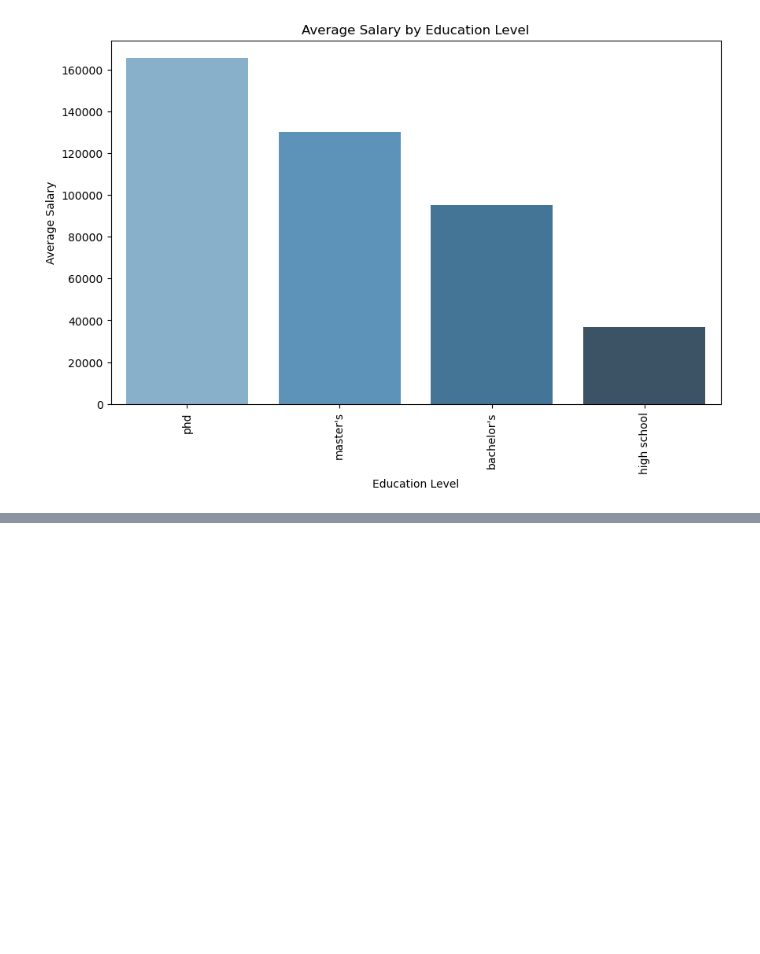
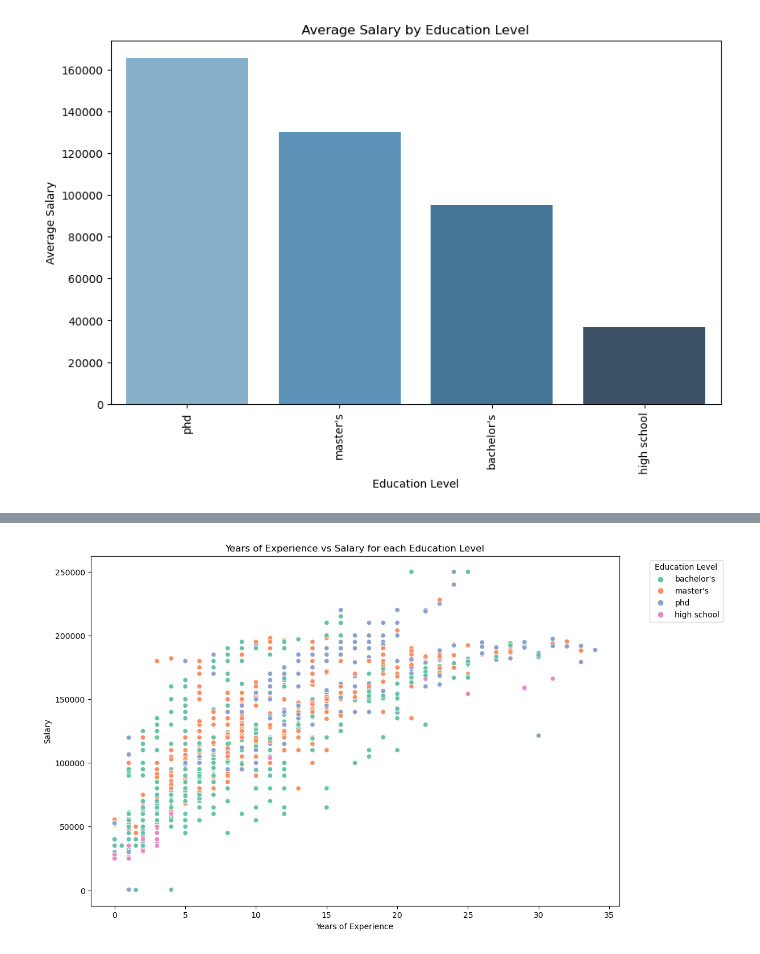
Before and after one commit to raj-rajat/Salary-dataset-based-on-country-and-race, a Jupyter notebook: salary-dataset-based-on-country-and-race.ipynb, the cells around one changed output, grey strips where cells are left out. Saved outputs shown, nothing was run; the diff lists cells and outputs as text; code cells hidden in the pictures; blank space fills up the shorter version.

```diff
--- a/salary-dataset-based-on-country-and-race.ipynb
+++ b/salary-dataset-based-on-country-and-race.ipynb
@@ -405,0 +466,14 @@ plt.show()
+# %%
+# Create a subset of the dataframe focusing on the 'Years of Experience', 'Salary', and 'Education Level' columns
+df_experience_education = df[['Years of Experience', 'Salary', 'Education Level']]
+
+# Create a scatter plot of 'Years of Experience' vs 'Salary' colored by 'Education Level'
+plt.figure(figsize=(12, 8))
+sns.scatterplot(x='Years of Experience', y='Salary', hue='Education Level', data=df_experience_education, palette='Set2')
+plt.title('Years of Experience vs Salary for each Education Level')
+plt.xlabel('Years of Experience')
+plt.ylabel('Salary')
+plt.legend(title='Education Level', bbox_to_anchor=(1.05, 1), loc='upper left')
+plt.show()
+# %% [output]
+[figure, added]
```
Also changed, not shown: parts of 4 cells of this notebook.
